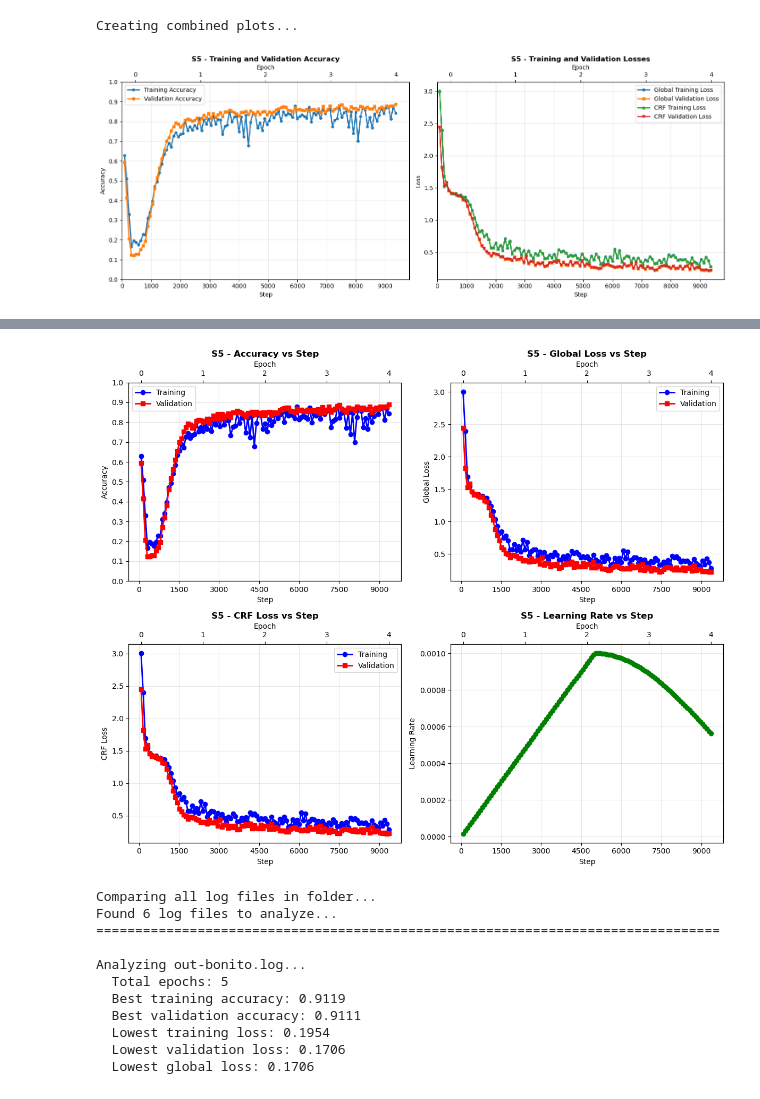
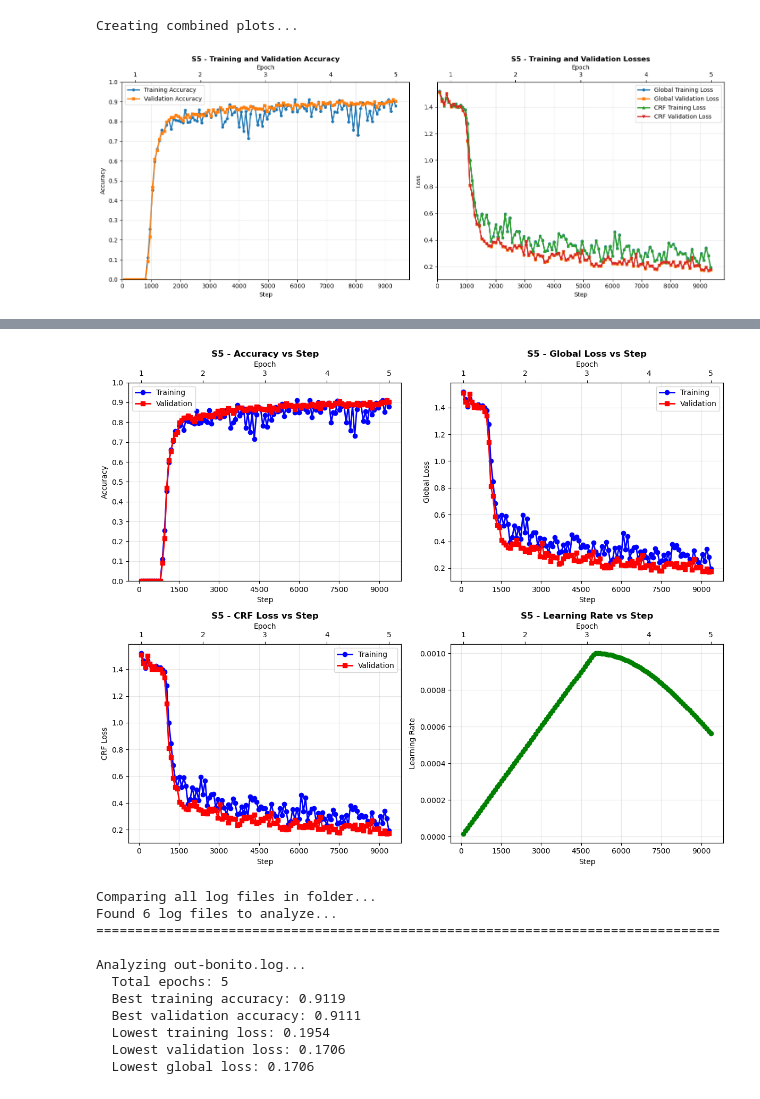
Before and after one commit to TediBash/GU03, a Jupyter notebook: logs/train-log/log_plotter.ipynb, the cells around one changed output, grey strips where cells are left out. Cells and saved outputs as stored; diff of their text form; code cells hidden in the pictures.

Commit message:
Try Bonito with new conv

```diff
--- a/logs/train-log/log_plotter.ipynb
+++ b/logs/train-log/log_plotter.ipynb
@@ -21,6 +21,8 @@ def plot_training_logs(log_file_path, plot_title=None):
         print(f"Error reading file: {e}")
         return
 
+    # Add 1 to start from 1 instead of 0
+    df['epoch'] = df['epoch'] + 1
     # Create figure with subplots
     fig, (ax1, ax2) = plt.subplots(1, 2, figsize=(15, 6))
 
@@ -104,6 +106,8 @@ def plot_individual_metrics(log_file_path, plot_title=None):
         print(f"Error reading file: {e}")
         return
 
+    # Add 1 to start from 1 instead of 0
+    df['epoch'] = df['epoch'] + 1
     # Create individual plots
     plt.figure(figsize=(12, 10))
 
@@ -198,7 +202,7 @@ def plot_individual_metrics(log_file_path, plot_title=None):
 # %%
 # Replace 'your_log_file.log' with the actual path to your log file
 
-log_file_path = os.getcwd()+"\\out-s5-3.log"
+log_file_path = os.getcwd()+"\\out-bonito.log"
 
 print("Creating combined plots...")
 plot_training_logs(log_file_path,'S5')
@@ -207,5 +211,5 @@ print("\nCreating individual plots...")
 plot_individual_metrics(log_file_path, 'S5')
 # %% [output]
 Creating combined plots...
-[figure, old version]
+[figure, new version]
 === Training Summary ===
@@ -218,6 +222,6 @@ Lowest global loss: 0.2204
 
 Creating individual plots...
-[figure, old version]
+[figure, new version]
 # %%
 def analyze_single_log(log_file_path):
     """
```
Also changed, not shown: parts of 1 cell of this notebook, 2 other files.
